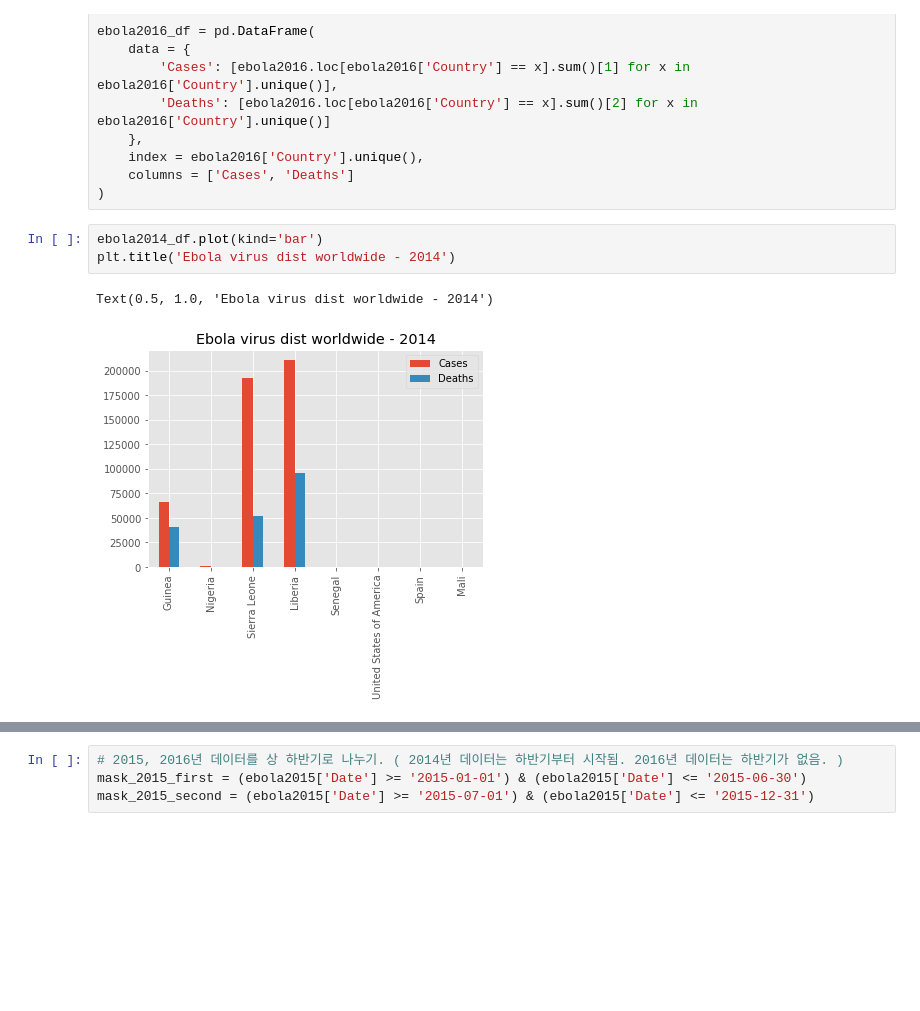
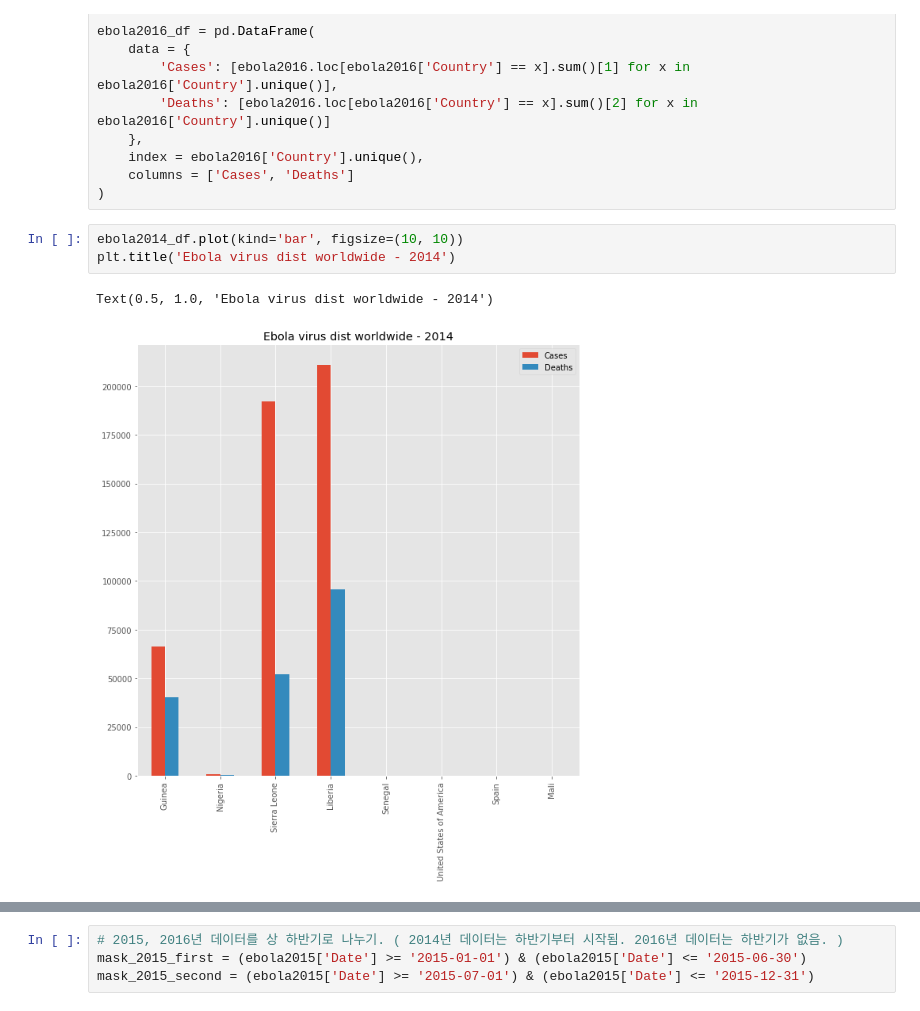
Before and after one commit to luckycontrol/BigData-Final-Project, a Jupyter notebook: ebola_an.ipynb, the cells around one changed output, grey strips where cells are left out. Drawn from its saved outputs; the diff is of its cells as text; blank space fills up the shorter version.

```diff
--- a/ebola_an.ipynb
+++ b/ebola_an.ipynb
@@ -51,9 +51,9 @@ ebola2016_df = pd.DataFrame(
     columns = ['Cases', 'Deaths']
 )
 # %%
-ebola2014_df.plot(kind='bar')
+ebola2014_df.plot(kind='bar', figsize=(10, 10))
 plt.title('Ebola virus dist worldwide - 2014')
 # %% [output]
 Text(0.5, 1.0, 'Ebola virus dist worldwide - 2014')
-[figure, old version]
+[figure, new version]
 # %%
```
Also changed, not shown: parts of 3 cells of this notebook, 1 other file.
